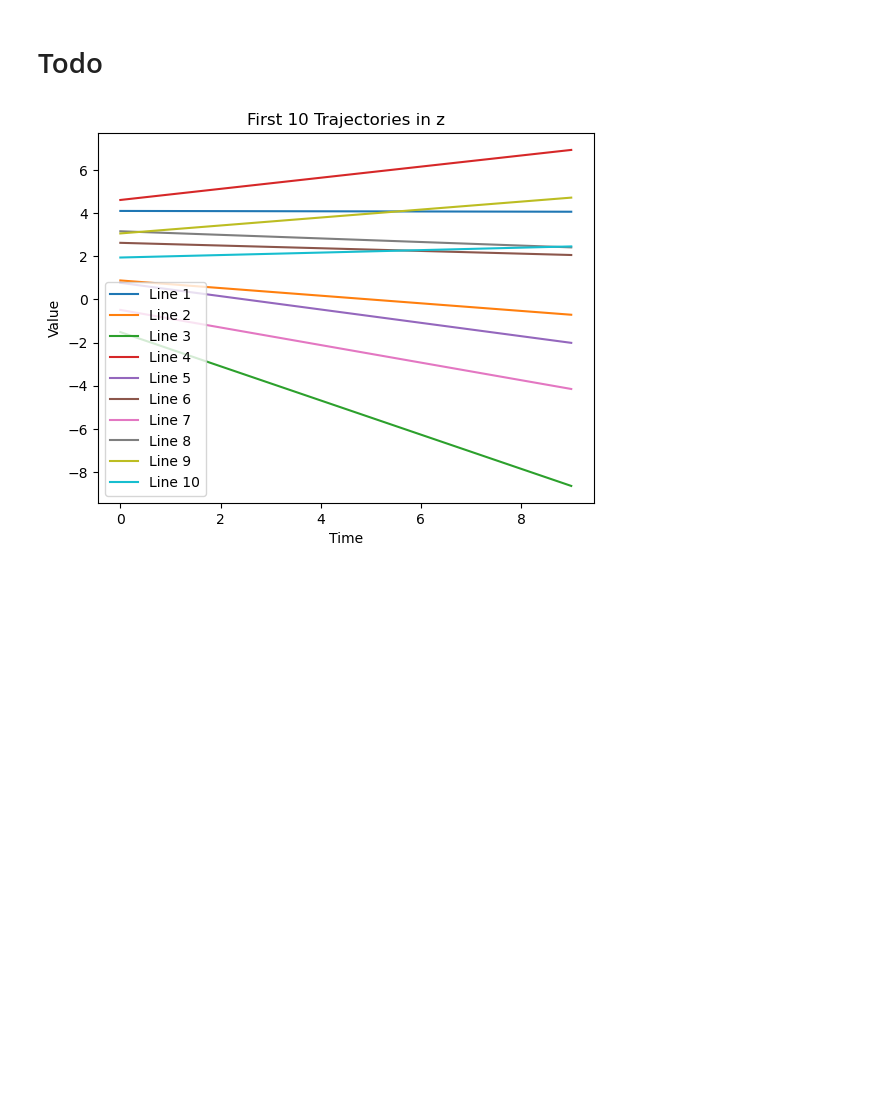
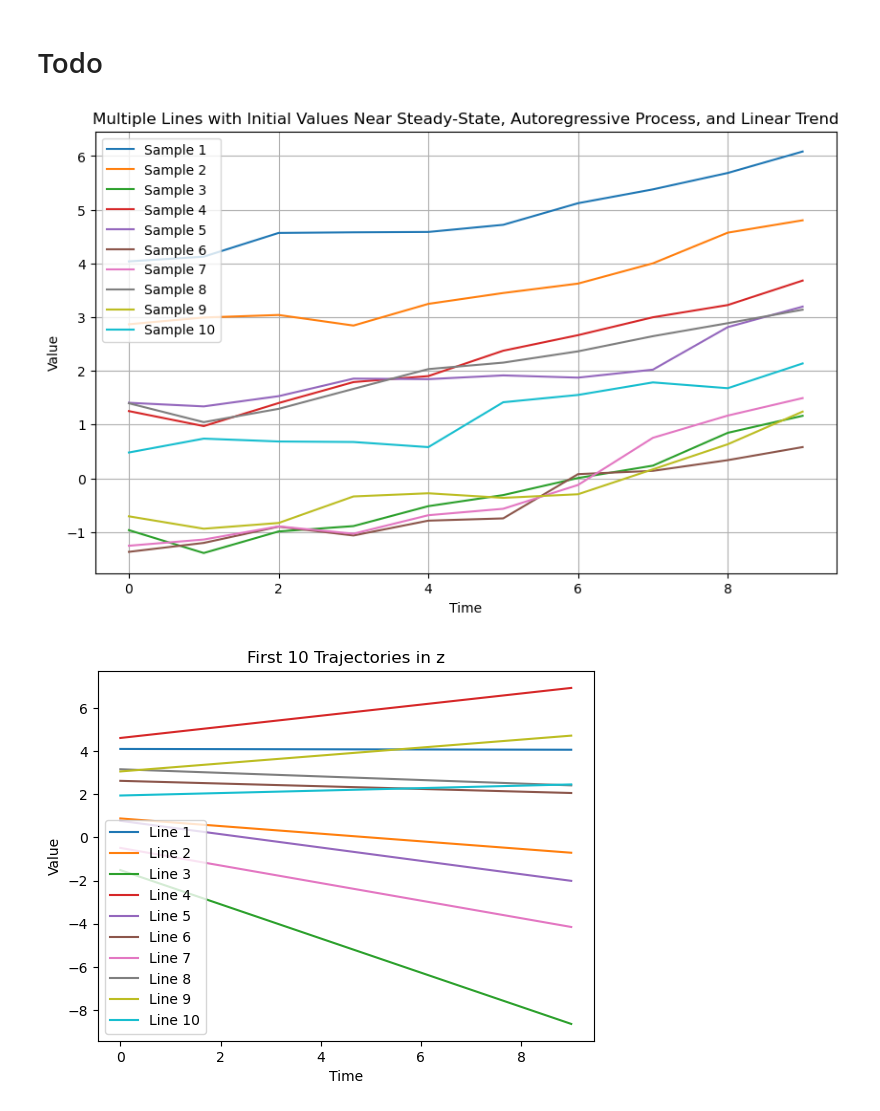
Before and after one commit to wiwh/gllvmprime, a Jupyter notebook: latent_growth_GLLVM/latent_growth_model.ipynb, the cells around one changed output. Saved outputs shown, nothing was run; the diff lists cells and outputs as text; code cells hidden in the pictures; blank space fills up the shorter version.

```diff
--- a/latent_growth_GLLVM/latent_growth_model.ipynb
+++ b/latent_growth_GLLVM/latent_growth_model.ipynb
@@ -180,6 +180,52 @@ def plot_trajectories(z, number=10, T=None):
     plt.xlabel("Time")
     plt.ylabel("Value")
     plt.show()
+# %%
+import numpy as np
+import matplotlib.pyplot as plt
+
+# Define parameters
+num_samples = 10  # Number of samples (lines) to generate
+num_time_points = 10  # Number of time points
+rho = 0.7  # Autoregressive parameter
+beta = 0.1  # Slope parameter
+noise_stddev = 0.2  # Standard deviation of the noise
+
+# Generate and plot the lines
+plt.figure(figsize=(10, 6))
+
+for i in range(num_samples):
+    # Generate a random initial value close to the expected steady-state value
+    expected_steady_state = 0  # Adjust this value based on your expectations
+    initial_value = np.random.normal(expected_steady_state, noise_stddev)*10
+
+    # Initialize an array to store the line
+    line = [initial_value]
+
+    for t in range(1, num_time_points):
+        # Generate a random noise term
+        epsilon = np.random.normal(0, noise_stddev)
+
+        # Calculate the next value in the line using the model equation
+        new_value = line[t-1] * rho + initial_value * (1-rho) + beta * (t-1) + epsilon
+
+        # Append the new value to the line
+        line.append(new_value)
+
+    # Plot the line
+    plt.plot(range(num_time_points), line, label=f'Sample {i+1}')
+
+# Add labels and legend
+plt.xlabel('Time')
+plt.ylabel('Value')
+plt.title('Multiple Lines with Initial Values Near Steady-State, Autoregressive Process, and Linear Trend')
+plt.legend()
+
+# Show the plot
+plt.grid(True)
+plt.show()
+# %% [output]
+[figure, added]
 # %%
 class GLLGM(nn.Module):
     def __init__(self, p, q, k, T, response_types):
```
Also changed, not shown: 5 other files.
